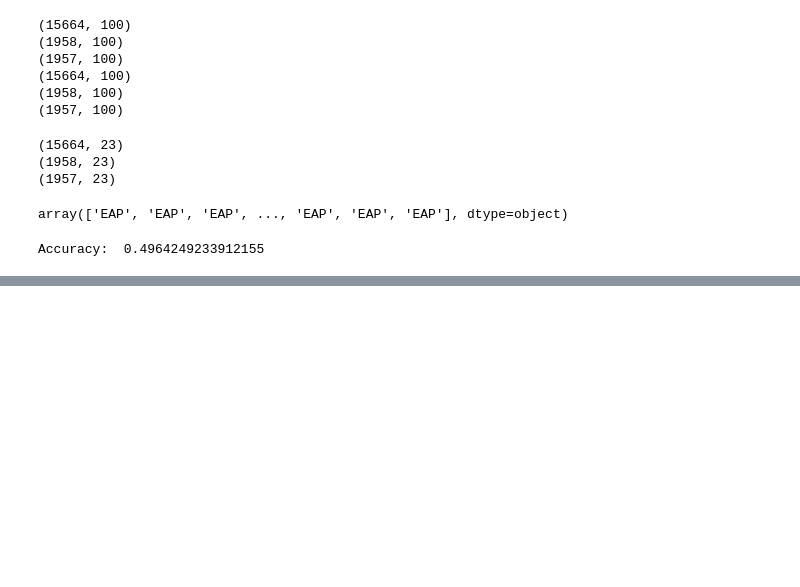
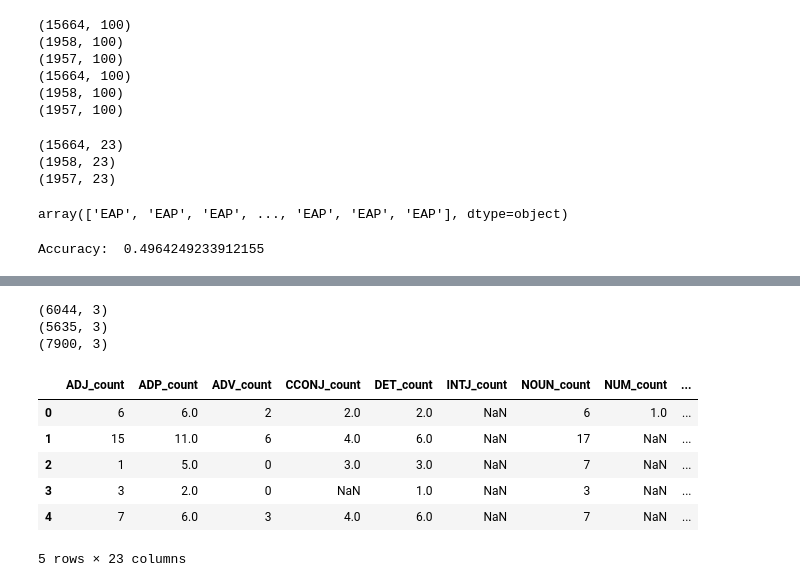
Before and after one commit to happythenewsad/cis545project, a Jupyter notebook: main.ipynb, the cells around one changed output, grey strips where cells are left out. Drawn from its saved outputs; the diff is of its cells as text; code cells hidden in the pictures; blank space fills up the shorter version.

```diff
--- a/main.ipynb
+++ b/main.ipynb
@@ -251,0 +326,16 @@ from Utils import Utils
+# %%
+start w violion for just eap, all 23 features (not summed)
+# %% [output]
+(6044, 3)
+(5635, 3)
+(7900, 3)
+# %%
+mws_gram_feats_df.head()
+# %% [output]
+|  | ADJ_count | ADP_count | ADV_count | CCONJ_count | DET_count | INTJ_count | NOUN_count | NUM_count | ... |
+| 0 | 6 | 6.0 | 2 | 2.0 | 2.0 | NaN | 6 | 1.0 | ... |
+| 1 | 15 | 11.0 | 6 | 4.0 | 6.0 | NaN | 17 | NaN | ... |
+| 2 | 1 | 5.0 | 0 | 3.0 | 3.0 | NaN | 7 | NaN | ... |
+| 3 | 3 | 2.0 | 0 | NaN | 1.0 | NaN | 3 | NaN | ... |
+| 4 | 7 | 6.0 | 3 | 4.0 | 6.0 | NaN | 7 | NaN | ... |
+5 rows × 23 columns
```
Also changed, not shown: parts of 14 cells of this notebook, 1 other file.
